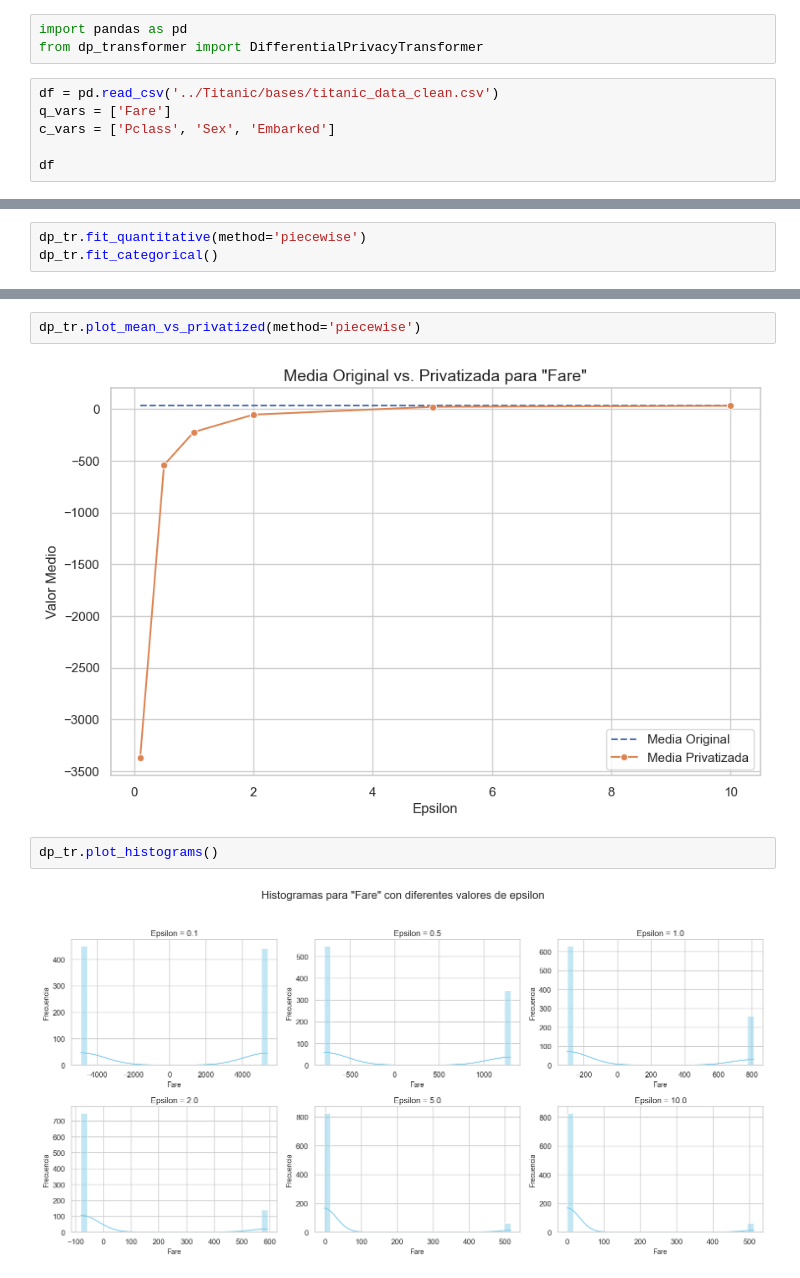
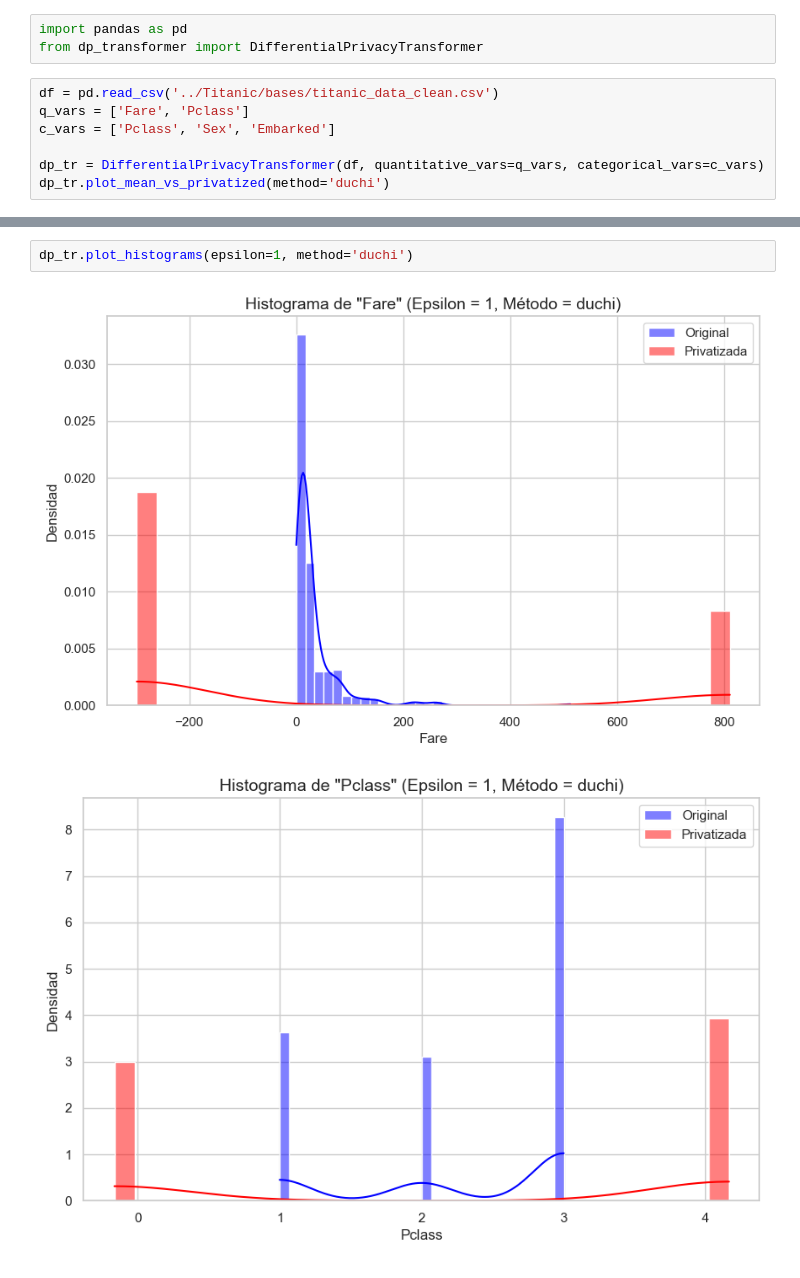
Before and after one commit to davidsmoreno/DifPrivHealthCostPredict, a Jupyter notebook: python_class/Titanic_class.ipynb, the cells around one changed output, grey strips where cells are left out. Saved outputs shown, nothing was run; the diff lists cells and outputs as text.

```diff
--- a/python_class/Titanic_class.ipynb
+++ b/python_class/Titanic_class.ipynb
@@ -3,8 +3,9 @@ import pandas as pd
 from dp_transformer import DifferentialPrivacyTransformer
 # %%
 df = pd.read_csv('../Titanic/bases/titanic_data_clean.csv')
-q_vars = ['Fare']
+q_vars = ['Fare', 'Pclass']
 c_vars = ['Pclass', 'Sex', 'Embarked']
 
-df
+dp_tr = DifferentialPrivacyTransformer(df, quantitative_vars=q_vars, categorical_vars=c_vars)
+dp_tr.plot_mean_vs_privatized(method='duchi')
 # %% [output]
@@ -29,3 +13,0 @@ dp_tr
-# %%
-dp_tr.fit_quantitative(method='piecewise')
-dp_tr.fit_categorical()
@@ -127,8 +14,5 @@ dp_tr.df_transformed
-# %%
-dp_tr.plot_mean_vs_privatized(method='piecewise')
-# %% [output]
-[figure, removed]
 # %%
-dp_tr.plot_histograms()
+dp_tr.plot_histograms(epsilon=1, method='duchi')
 # %% [output]
-[figure, old version]
+[figure, new version]
+[figure, added]
```
Also changed, not shown: parts of 8 cells of this notebook, 4 other files.
